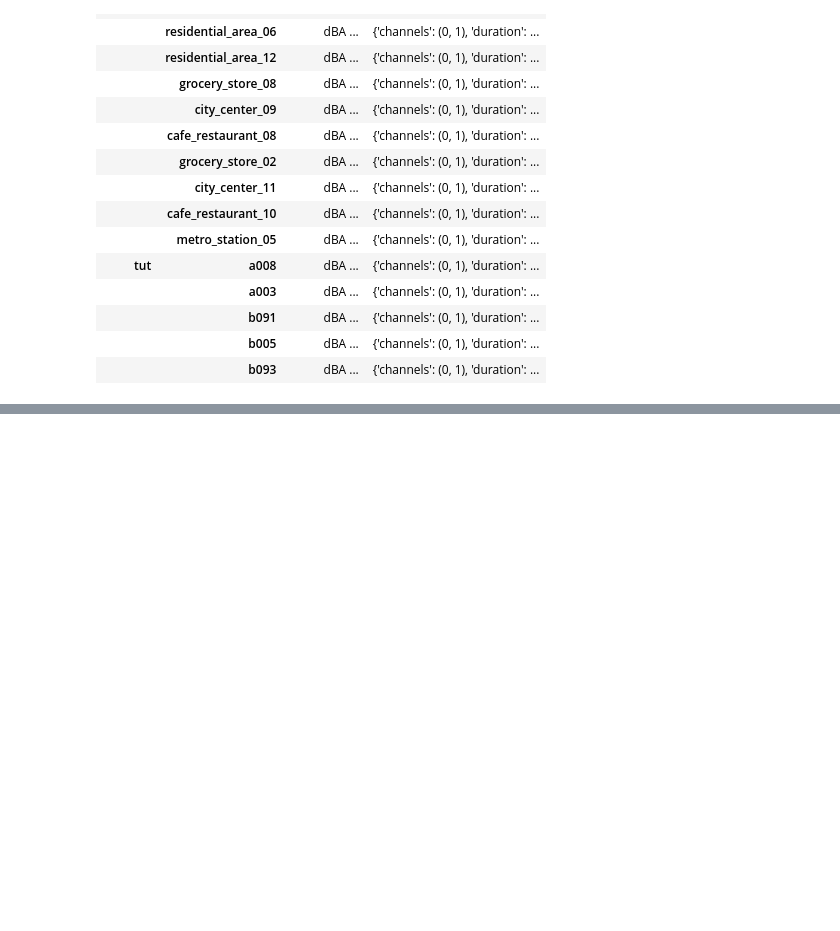
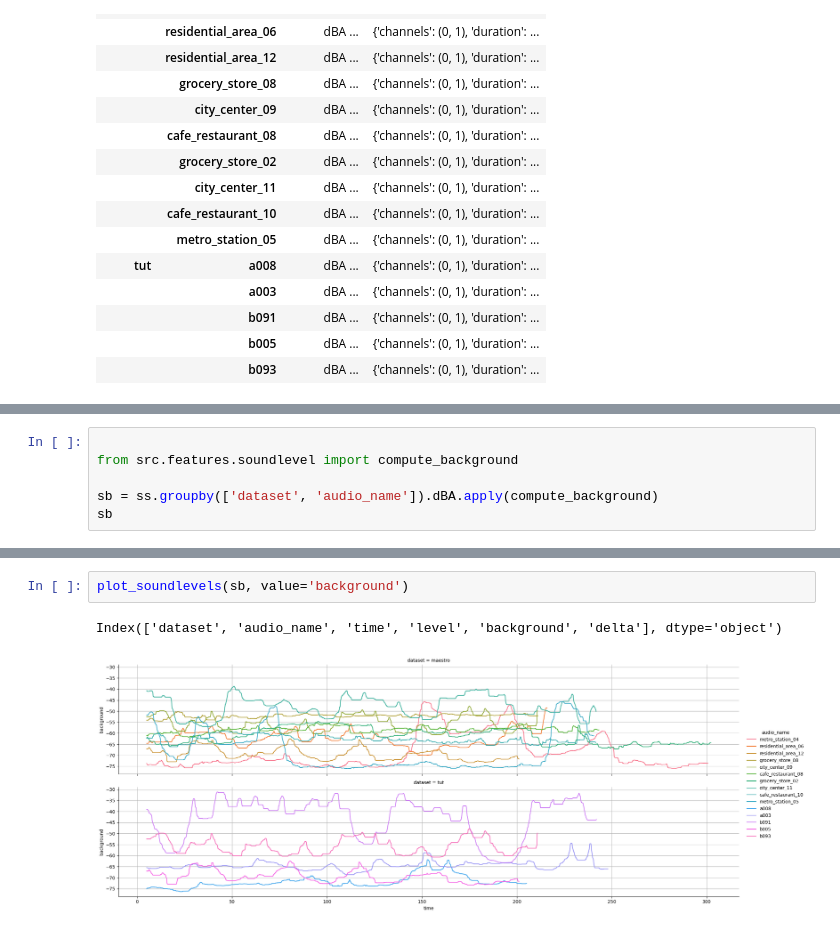
Before and after one commit to jonnor/dominant-sound, a Jupyter notebook: notebooks/AnnotationsEDA.ipynb, the cells around one changed output, grey strips where cells are left out. Drawn from its saved outputs; the diff is of its cells as text; blank space fills up the shorter version.

```diff
--- a/notebooks/AnnotationsEDA.ipynb
+++ b/notebooks/AnnotationsEDA.ipynb
@@ -242,0 +316,6 @@ soundlevels
+# %%
+
+from src.features.soundlevel import compute_background
+
+sb = ss.groupby(['dataset', 'audio_name']).dBA.apply(compute_background)
+sb
@@ -242,0 +345,5 @@ soundlevels
+# %%
+plot_soundlevels(sb, value='background')
+# %% [output]
+Index(['dataset', 'audio_name', 'time', 'level', 'background', 'delta'], dtype='object')
+[figure, added]
```
Also changed, not shown: parts of 5 cells of this notebook, 1 other file.
